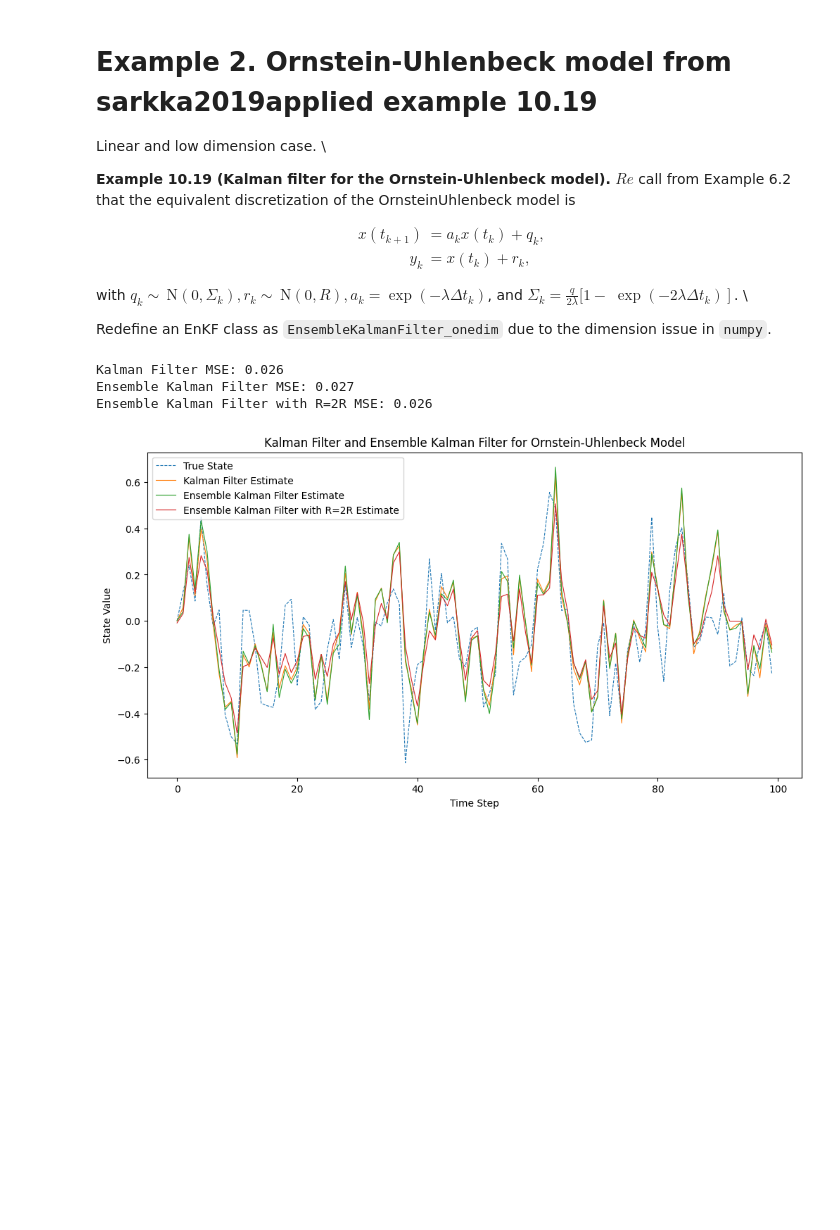
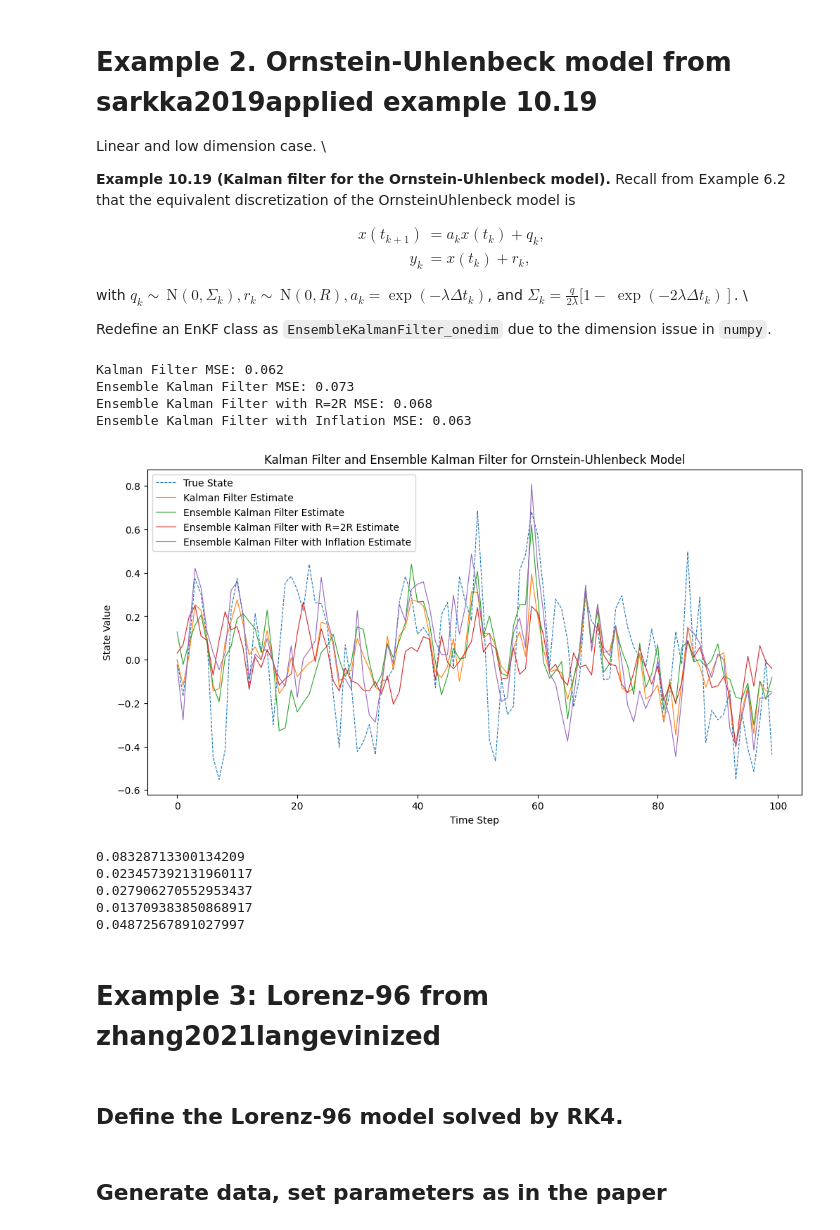
Before and after one commit to JackWang0102/STAT-546-EnFK-Simulation, a Jupyter notebook: EnKF_sim.ipynb, the cells around one changed output. Cells and saved outputs as stored; diff of their text form; code cells hidden in the pictures; blank space fills up the shorter version.

```diff
--- a/EnKF_sim.ipynb
+++ b/EnKF_sim.ipynb
@@ -84,20 +139,15 @@ Set the ensemble size to be 5 for later analysis.
 # %%
 # Define parameters
-np.random.seed(123)
-ensemble_size = 5
+np.random.seed(999)
 state_dim = 2
-R = 0.003  # Observation noise covariance
+R = 0.5 # Observation noise covariance
 Q = np.diag([0.0262, 0.008])  # Process noise covariance
 alpha = 1.0  # Parameter for the Van der Pol oscillator
 h = 0.1      # Step size
 C = np.array([0, 1])
 T = 500  # Total time steps
+inflation = 1
 initial_state = np.zeros(state_dim)
-
-
-# Instantiate and initialize EnKF
-enkf = EnsembleKalmanFilter(ensemble_size, state_dim, process_model, observation_model, R, Q)
-enkf.initialize_ensemble(initial_state)
 
 # Generate data and the true states
 w = np.random.multivariate_normal(np.zeros(state_dim), Q)
@@ -115,6 +165,7 @@ for t in range(T):
     observation = observation_model(true_states[t+1]) + v
     observations = np.append(observations, [observation], axis=0)
 
+observations = observations.reshape(-1, 1)
 print("True states shape", np.shape(true_states))
 print("Observations shape", np.shape(observations))
 # %% [output]
@@ -236,7 +382,7 @@ MSE x2: 0.056
 # Example 2. Ornstein-Uhlenbeck model from sarkka2019applied example 10.19
 Linear and low dimension case. \\
 
-**Example 10.19 (Kalman filter for the Ornstein-Uhlenbeck model).** $R e$ call from Example 6.2 that the equivalent discretization of the OrnsteinUhlenbeck model is
+**Example 10.19 (Kalman filter for the Ornstein-Uhlenbeck model).** Recall from Example 6.2 that the equivalent discretization of the OrnsteinUhlenbeck model is
 
 $$
 \begin{aligned}
@@ -252,7 +398,7 @@ Redefine an EnKF class as `EnsembleKalmanFilter_onedim` due to the dimension iss
 import numpy as np
 import matplotlib.pyplot as plt
 
-np.random.seed(42)
+np.random.seed(456)
 
 class KalmanFilter:
     def __init__(self, lambda_, q, R, initial_mean, initial_variance, dt):
@@ -317,12 +463,12 @@ class EnsembleKalmanFilter_onedim:
 # Define parameters for Ornstein-Uhlenbeck process
 lambda_ = 0.5
 q = 0.1
-R = 0.05
+R = 0.5
 initial_mean = 0.0
 initial_variance = 1.0
 num_steps = 100
 dt = 1.0
-ensemble_size = 100
+ensemble_size = 10
 
 # Generate synthetic observations
 a_k = np.exp(-lambda_ * dt)
@@ -345,6 +491,7 @@ for observation in y:
     kf.update(observation)
     kf_state_estimates.append(kf.get_state_estimate())
 
+
 # Apply the Ensemble Kalman Filter
 enkf = EnsembleKalmanFilter_onedim(ensemble_size, 1, process_model=lambda x: a_k * x, observation_model=lambda x: x, R=R, Q=Sigma_k)
 enkf.initialize_ensemble(initial_mean)
@@ -356,39 +503,69 @@ for observation in y:
 
 # Apply the Ensemble Kalman Filter with R = 2R
 R_2 = 2 * R
-enkf_2R = EnsembleKalmanFilter_onedim(ensemble_size, 1, process_model=lambda x: a_k * x, observation_model=lambda x: x, R=R_2, Q=Sigma_k)
+enkf_2R = EnsembleKalmanFilter_onedim(ensemble_size, 1, process_model=lambda x: a_k * x, observation_model=lambda x: x,R=R_2, Q=Sigma_k)
 enkf_2R.initialize_ensemble(initial_mean)
 enkf_2R_state_estimates = []
 for observation in y:
     enkf_2R.predict()
     enkf_2R.update(observation)
     enkf_2R_state_estimates.append(enkf_2R.get_state_estimate())
+
+# Apply inflation
+inflation = 1.2
+R_inf = R / (inflation ** 2)
+enkf_inf = EnsembleKalmanFilter_onedim(ensemble_size, 1, process_model=lambda x: a_k * x, observation_model=lambda x: x, R=R_inf, Q=Sigma_k)
+enkf_inf.initialize_ensemble(initial_mean)
+enkf_inf_state_estimates = []
+for observation in y:
+    enkf_inf.predict()
+    enkf_inf.update(observation)
+    enkf_inf_state_estimates.append(enkf_inf.get_state_estimate())
 
 # Compute Mean Squared Errors (MSE)
 def compute_mse(true_values, estimated_values):
     return np.mean((np.array(true_values) - np.array(estimated_values)) ** 2)
 
 kf_mse = compute_mse(true_state, kf_state_estimates)
 enkf_mse = compute_mse(true_state, enkf_state_estimates)
 enkf_2R_mse = compute_mse(true_state, enkf_2R_state_estimates)
+enkf_inf_mse = compute_mse(true_state, enkf_inf_state_estimates)
 
 print(f"Kalman Filter MSE: {kf_mse:.2}")
 print(f"Ensemble Kalman Filter MSE: {enkf_mse:.2}")
 print(f"Ensemble Kalman Filter with R=2R MSE: {enkf_2R_mse:.2}")
+print(f"Ensemble Kalman Filter with Inflation MSE: {enkf_inf_mse:.2}")
 
 # Plotting the results
 plt.figure(figsize=(12, 6))
 plt.plot(range(num_steps), true_state, linewidth=0.8, label='True State', linestyle='--')
 plt.plot(range(num_steps), kf_state_estimates, linewidth=0.8, label='Kalman Filter Estimate')
 plt.plot(range(num_steps), enkf_state_estimates, linewidth=0.8, label='Ensemble Kalman Filter Estimate')
 plt.plot(range(num_steps), enkf_2R_state_estimates, linewidth=0.8, label='Ensemble Kalman Filter with R=2R Estimate')
+plt.plot(range(num_steps), enkf_inf_state_estimates, linewidth=0.8, label='Ensemble Kalman Filter with Inflation Estimate')
 plt.xlabel('Time Step')
 plt.ylabel('State Value')
 plt.title('Kalman Filter and Ensemble Kalman Filter for Ornstein-Uhlenbeck Model')
 plt.legend()
 plt.show()
+
+print(np.var(true_state))
+print(np.var(kf_state_estimates))
+print(np.var(enkf_state_estimates))
+print(np.var(enkf_2R_state_estimates))
+print(np.var(enkf_inf_state_estimates))
 # %% [output]
-Kalman Filter MSE: 0.026
-Ensemble Kalman Filter MSE: 0.027
-Ensemble Kalman Filter with R=2R MSE: 0.026
+Kalman Filter MSE: 0.062
+Ensemble Kalman Filter MSE: 0.073
+Ensemble Kalman Filter with R=2R MSE: 0.068
+Ensemble Kalman Filter with Inflation MSE: 0.063
-[figure, old version]
+[figure, new version]
+0.08328713300134209
+0.023457392131960117
+0.027906270552953437
+0.013709383850868917
+0.04872567891027997
+# %% [markdown]
+# Example 3: Lorenz-96 from zhang2021langevinized
+# %% [markdown]
+## Define the Lorenz-96 model solved by RK4.
@@ -394,0 +601,2 @@ Ensemble Kalman Filter with R=2R MSE: 0.026
+# %% [markdown]
+## Generate data, set parameters as in the paper
```
Also changed, not shown: parts of 27 cells of this notebook.
